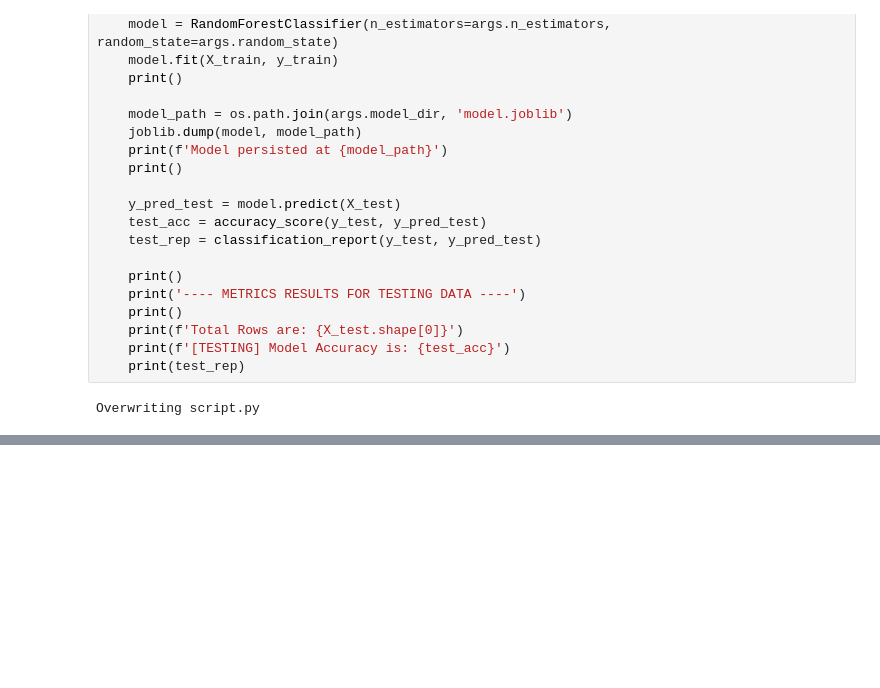
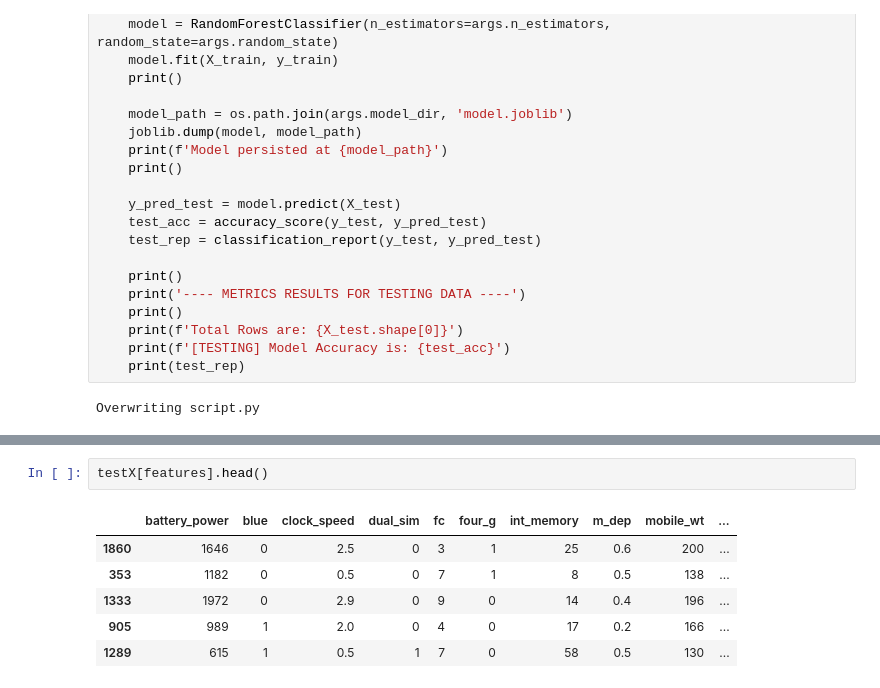
Before and after one commit to gregorywmorris/sagemaker-mlops, a Jupyter notebook: sagemaker_sklearn_custom_script.ipynb, the cells around one changed output, grey strips where cells are left out. Saved outputs shown, nothing was run; the diff lists cells and outputs as text; blank space fills up the shorter version.

```diff
--- a/sagemaker_sklearn_custom_script.ipynb
+++ b/sagemaker_sklearn_custom_script.ipynb
@@ -501,0 +460,9 @@ artifact
+# %%
+testX[features].head()
+# %% [output]
+|  | battery_power | blue | clock_speed | dual_sim | fc | four_g | int_memory | m_dep | mobile_wt | ... |
+| 1860 | 1646 | 0 | 2.5 | 0 | 3 | 1 | 25 | 0.6 | 200 | ... |
+| 353 | 1182 | 0 | 0.5 | 0 | 7 | 1 | 8 | 0.5 | 138 | ... |
+| 1333 | 1972 | 0 | 2.9 | 0 | 9 | 0 | 14 | 0.4 | 196 | ... |
+| 905 | 989 | 1 | 2.0 | 0 | 4 | 0 | 17 | 0.2 | 166 | ... |
+| 1289 | 615 | 1 | 0.5 | 1 | 7 | 0 | 58 | 0.5 | 130 | ... |
```
Also changed, not shown: parts of 13 cells of this notebook.
